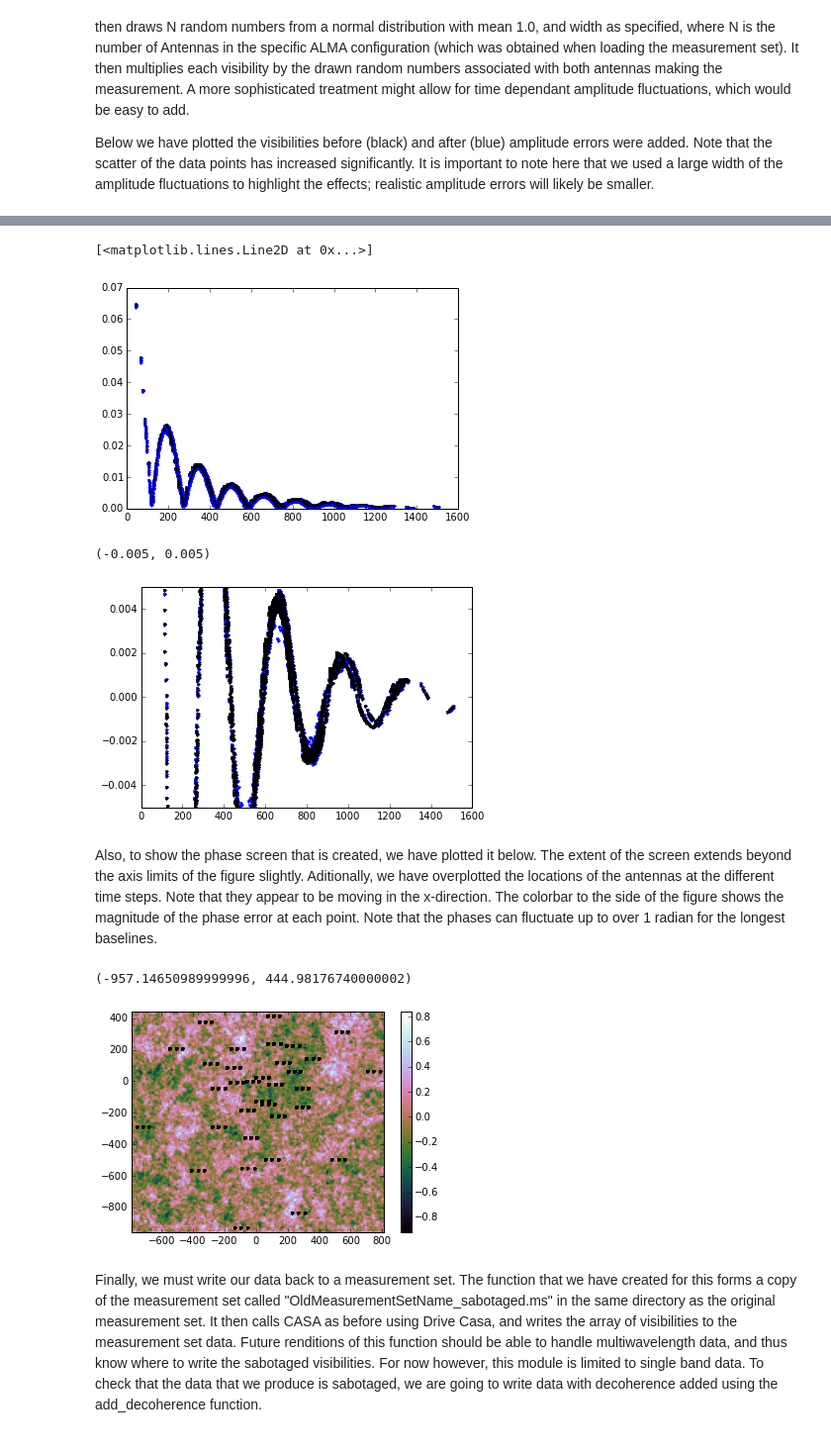
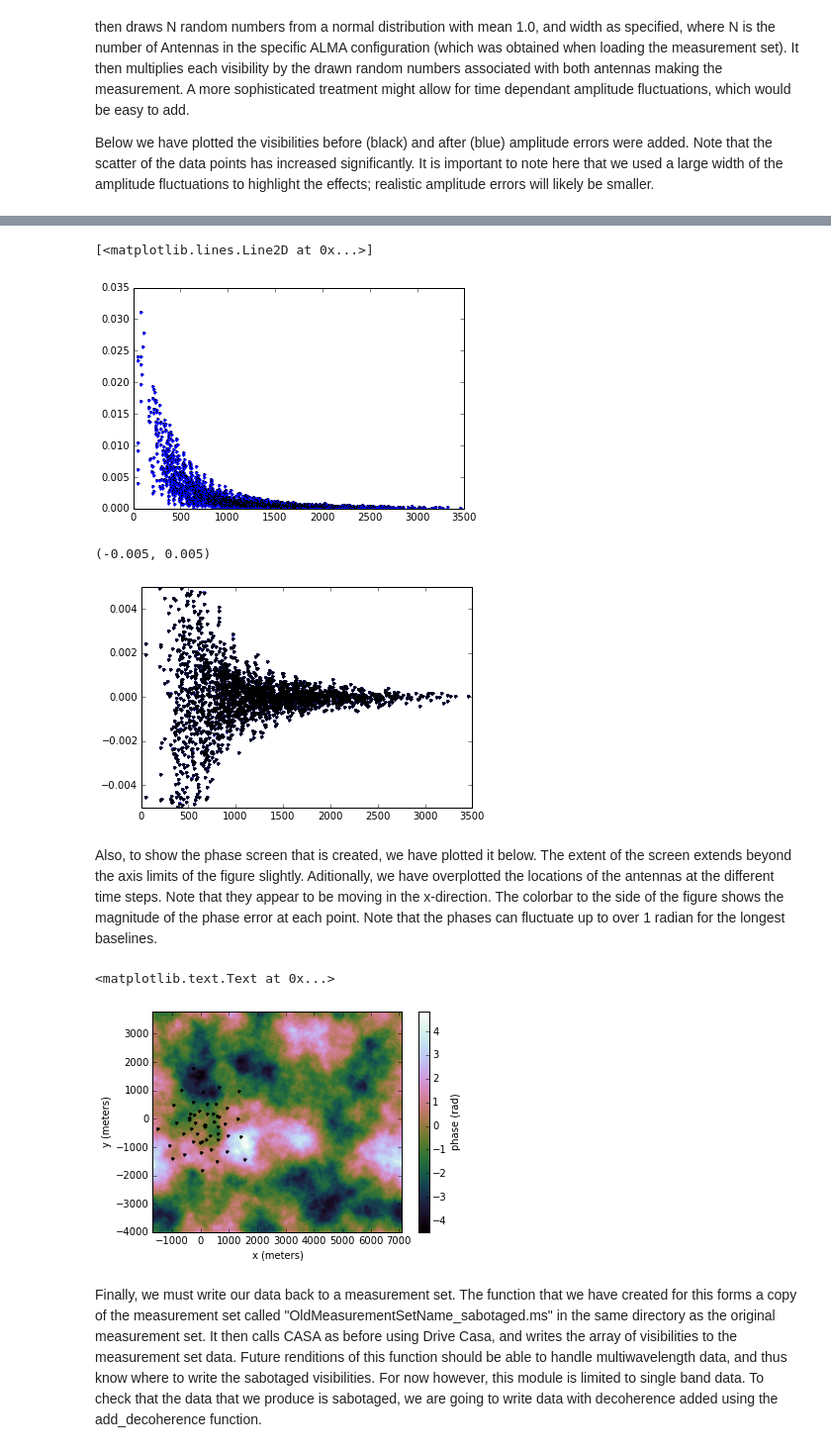
Before and after one commit to wmorning/EvilLens, a Jupyter notebook: AntennaEffects.ipynb, the cells around one changed output, grey strips where cells are left out. Shown at 99% size. Saved outputs shown, nothing was run; the diff lists cells and outputs as text; code cells hidden in the pictures.

Commit message:
demonstrates fixed phase errors function

```diff
--- a/AntennaEffects.ipynb
+++ b/AntennaEffects.ipynb
@@ -15,8 +15,8 @@ determine the rms phase fluctuations (important for determining phase errors and
 
 We then read a measurement set from CASA.  This calls the drive_casa software (Staley et al. 2015 (in Prep)).  When calling this function, a user must specify the location of the measurement set, as well as the name of the alma configuration file that the set was created with (just the file name, the code will automatically seek out it's location).  We are also going to make copies of the visibilities, stored in the array Visibilities_old.  This copy will be used to compare the visibilities before and after observational effects have been added.
 # %%
-saboteur = evil.Saboteur(150.0,1.0)
-saboteur.read_data_from('/Users/wmorning/Research/EvilLens/lair/DrEggman2/DrEggman2.alma.cycle2.7.ms', 'alma.cycle2.7.cfg')
+saboteur = evil.Saboteur(150.0,0.001)
+saboteur.read_data_from('/Users/wmorning/research/data/HugoDrax_small_new/HugoDrax_small_new.alma.out20.ms', 'alma.out20.cfg')
 Visibilities_old = np.copy(saboteur.Visibilities)
 # %% [markdown]
 Below, we plot the U-V coverage, and the U-V distance Vs. magnitude of the visibilities.  The colors indicate the first antenna involved in the measurement.
@@ -97,13 +90,13 @@ From here the procedure of adding phase errors is as follows:
 Below we show the results of calling this function.  We have plotted the magnitudes of the visibilities alongside the original magnitudes.  As might be expected, the magnitude of the visibilities is unchanged by a rotation in the complex plane.  Thus, we also plotted the real components of the visibilities for both before (black) and after (blue).  In this second plot, the effect of the phase errors becomes apparent.
 # %%
 saboteur.Visibilities = np.copy(Visibilities_old)
-saboteur.add_phase_errors(v=40.0)
+saboteur.add_phase_errors(v=2440.0)
 # %%
 plt.plot(np.sqrt(saboteur.u**2+saboteur.v**2),np.sqrt(saboteur.Visibilities.real**2+saboteur.Visibilities.imag**2), 'b.')
 plt.plot(np.sqrt(saboteur.u**2+saboteur.v**2),np.sqrt(Visibilities_old.real**2+Visibilities_old.imag**2),'k,')
 # %% [output]
 [<matplotlib.lines.Line2D at 0x...>]
-[figure, old version]
+[figure, new version]
 # %%
 plt.plot(np.sqrt(saboteur.u**2+saboteur.v**2),(saboteur.Visibilities).real, 'b.')
 plt.plot(np.sqrt(saboteur.u**2+saboteur.v**2),Visibilities_old.real, 'k.')
@@ -111,18 +104,21 @@ plt.plot(np.sqrt(saboteur.u**2+saboteur.v**2),Visibilities_old.real, 'k.')
 plt.ylim(-0.005,0.005)
 # %% [output]
 (-0.005, 0.005)
-[figure, old version]
+[figure, new version]
 # %% [markdown]
 Also, to show the phase screen that is created, we have plotted it below.  The extent of the screen extends beyond the axis limits of the figure slightly.  Aditionally, we have overplotted the locations of the antennas at the different time steps.  Note that they appear to be moving in the x-direction.  The colorbar to the side of the figure shows the magnitude of the phase error at each point.  Note that the phases can fluctuate up to over 1 radian for the longest baselines.
 # %%
-plt.imshow(saboteur.phases.real,cmap='cubehelix',extent=(np.min(saboteur.x),np.max(saboteur.x),np.min(saboteur.y),np.max(saboteur.y)))
-plt.colorbar()
-plt.plot(saboteur.xnew1,saboteur.ynew1, 'k.')
-plt.xlim(np.min(saboteur.xnew1)-30,np.max(saboteur.xnew1)+30)
-plt.ylim(np.min(saboteur.ynew1)-30,np.max(saboteur.ynew1)+30)
+plt.imshow(saboteur.phases.real,cmap='cubehelix',extent=(np.min(saboteur.phasecoords_x),np.max(saboteur.phasecoords_x),np.min(saboteur.phasecoords_y),np.max(saboteur.phasecoords_y)))
+cbar = plt.colorbar()
+cbar.set_label('phase (rad)')
+plt.plot(saboteur.antennaX,saboteur.antennaY, 'k.')
+plt.xlim(np.min(saboteur.phasecoords_x),np.max(saboteur.phasecoords_x))
+plt.ylim(np.min(saboteur.phasecoords_y),np.max(saboteur.phasecoords_y))
+plt.xlabel('x (meters)')
+plt.ylabel('y (meters)')
 # %% [output]
-(-957.14650989999996, 444.98176740000002)
+<matplotlib.text.Text at 0x...>
-[figure, old version]
+[figure, new version]
 # %% [markdown]
 Finally, we must write our data back to a measurement set.  The function that we have created for this forms a copy of the measurement set called "OldMeasurementSetName_sabotaged.ms" in the same directory as the original measurement set.  It then calls CASA as before using Drive Casa, and writes the array of visibilities to the measurement set data.  Future renditions of this function should be able to handle multiwavelength data, and thus know where to write the sabotaged visibilities.  For now however, this module is limited to single band data.  To check that the data that we produce is sabotaged, we are going to write data with decoherence added using the add_decoherence function.
 # %%
```
Also changed, not shown: parts of 8 cells of this notebook.
